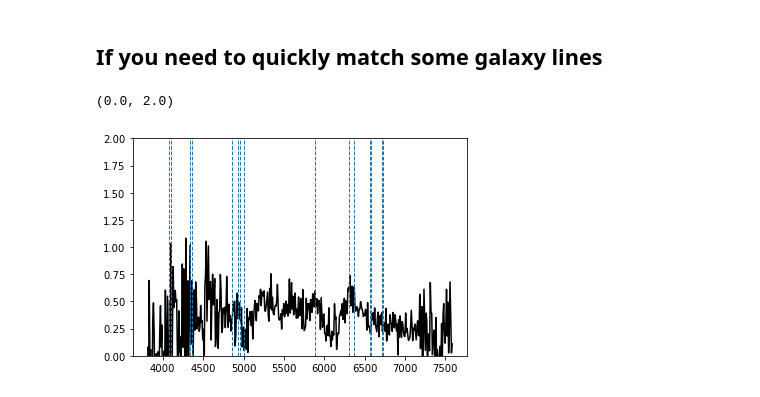
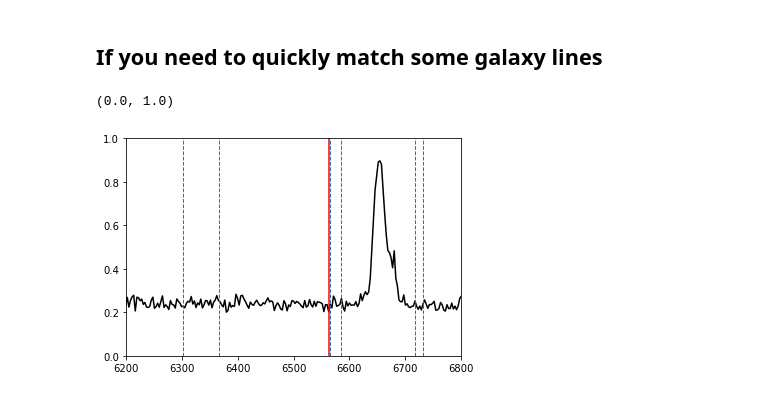
Before and after one commit to SiPrentice/SN_classifier, a Jupyter notebook: Classify_Supernovae.ipynb, the cells around one changed output. Cells and saved outputs as stored; diff of their text form; code cells hidden in the pictures.

```diff
--- a/Classify_Supernovae.ipynb
+++ b/Classify_Supernovae.ipynb
@@ -151,8 +41,7 @@ redshift = False
 pad = True
 # %%
 # For multiple spectra in a folder
-folder = '/Users/sprentice/Documents/SN_classifier/for_classification/pessto/'
-#folder = '/Users/sprentice/Documents/classifications/LT-Quick-Bulk/OutputSpectra/'
+folder = './for_classification/'
 
 # print the file names in order
 spectra = glob(folder +'*')
@@ -160,10 +49,13 @@ for idx, i in enumerate(spectra):
     print(idx, os.path.basename(i ) )
 
 # choose the object and set extinction and the redshift, if known
-index = 2
+index = 3
 E = False
 redshift = False
+
+# If padding or clipping is needed, set to True
 pad = True
+clip = False
 
 # set spectum name ad if necessary pad and deredden
 spectrum = spectra[index]
@@ -336,22 +221,23 @@ for i, spec in enumerate(all_specs):
 ## If you need to quickly match some galaxy lines
 # %%
 x, y = np.loadtxt(spectrum, unpack=True)
-x = x / 1.054
+x = x / 1.00
+y = y/ y.max()
 plt.plot(x,y, color = 'k')
 
 lines, *_ = np.loadtxt('./GalaxyLinesSDSS.txt', unpack = True, dtype = 'str', delimiter='\t')
 
 for line in lines:
     plt.axvline(x = float(line), linestyle = 'dashed', lw = 1)
 
-# plt.axvline(x = 6563)
+plt.axvline(x = 6563, color='red')
 # plt.axvline(x = 4861)
 # plt.axvline(x = 4340)
-#plt.xlim(4500, 5500)
-plt.ylim(0,2)
+plt.xlim(6200, 6800)
+plt.ylim(0,1)
 # %% [output]
-(0.0, 2.0)
+(0.0, 1.0)
-[figure, old version]
+[figure, new version]
 # %%
 lines
 # %% [output]
```
Also changed, not shown: parts of 15 cells of this notebook, 1 other file.
